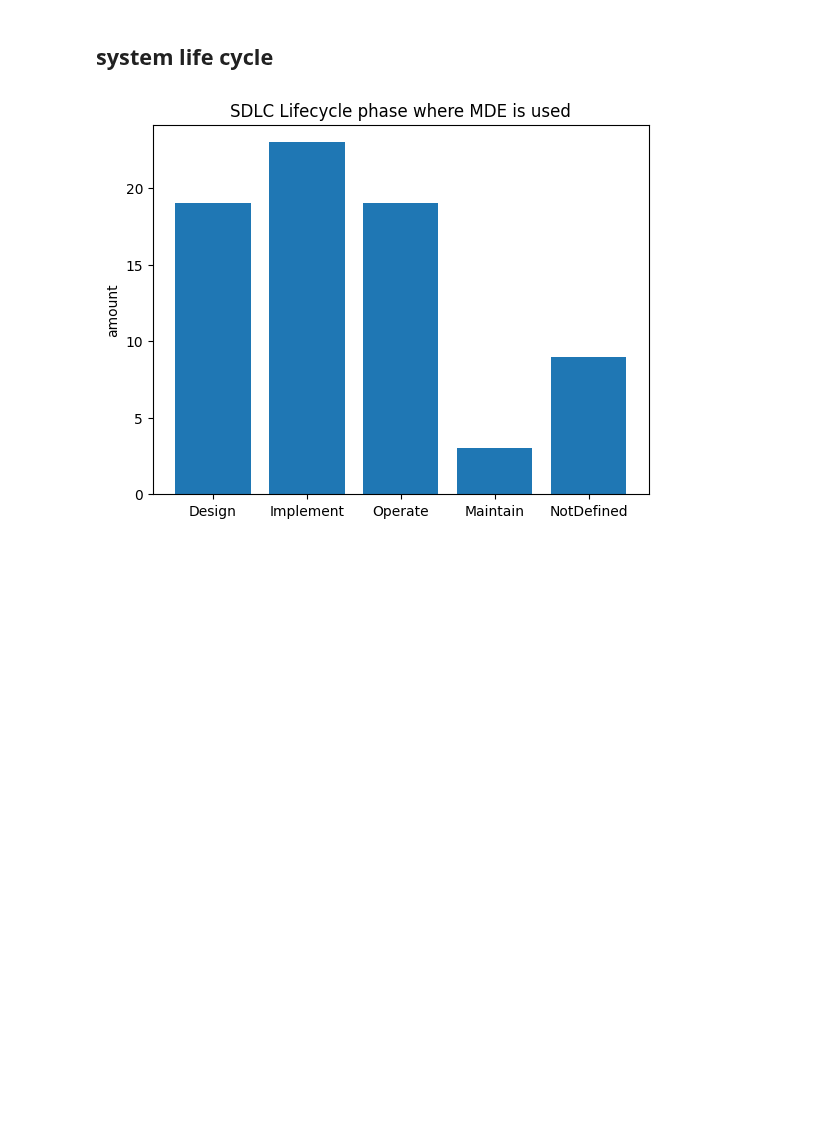
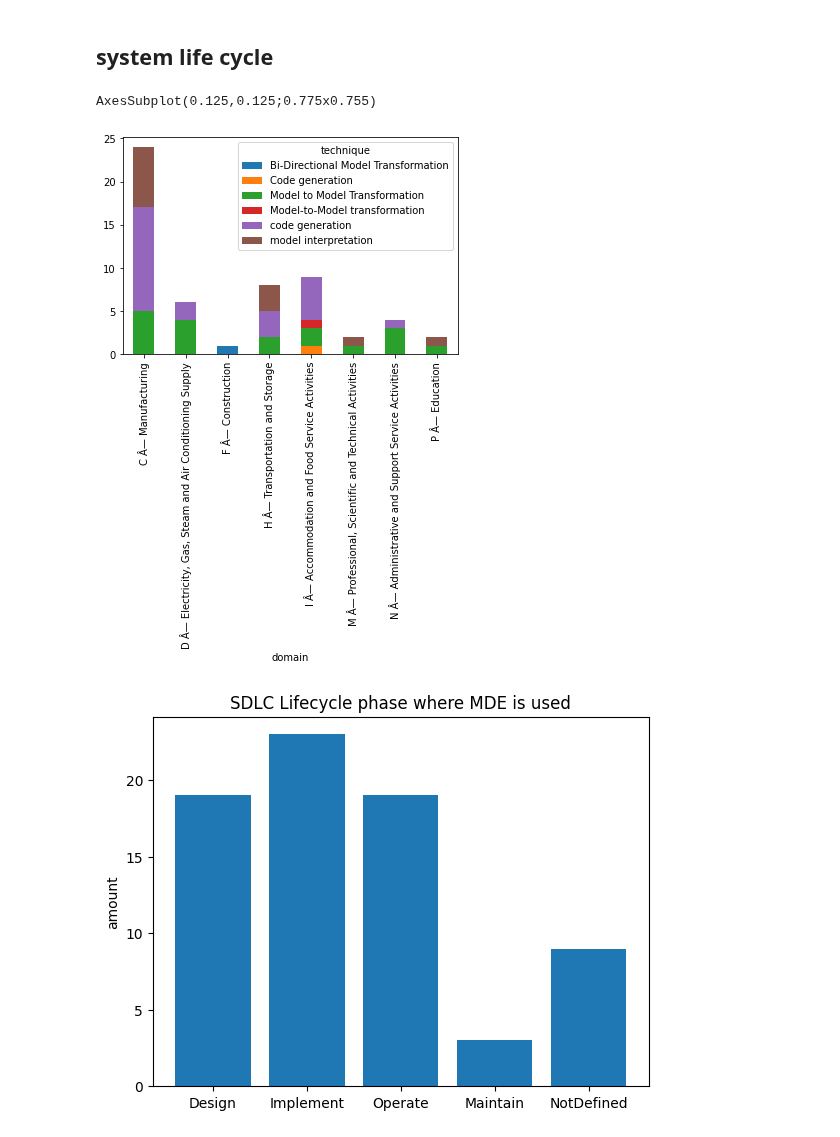
Before and after one commit to cdl-mint/mde4dts, a Jupyter notebook: visualizations_daniel.ipynb, the cells around one changed output. Saved outputs shown, nothing was run; the diff lists cells and outputs as text; code cells hidden in the pictures; blank space fills up the shorter version.

```diff
--- a/visualizations_daniel.ipynb
+++ b/visualizations_daniel.ipynb
@@ -246,5 +265,23 @@ plt.show()
 # %% [markdown]
 ## system life cycle
+# %%
+domains_techniques = pd.DataFrame(columns = ['domain', 'technique'])
+
+with open("target/json/temp.json", 'r') as json_file:
+    data_semistr = json.load(json_file)
+
+mde_techniques = data["model processing technique"].value_counts().index.tolist()
+for title, contents in data_semistr.items():
+    domain = contents["use case domain"]
+    for index, mdeContents in contents["modelTrafos"].items():
+        mdeContents = json.loads(mdeContents)
+        new_line = pd.DataFrame([{"domain": domain, "technique": mdeContents["model processing technique"]}])
+        domains_techniques = pd.concat([domains_techniques, new_line], ignore_index=True)
+domains_techniques = domains_techniques.groupby(['domain','technique']).size().unstack().plot(kind='bar', stacked=True)
+print(domains_techniques)
+# %% [output]
+AxesSubplot(0.125,0.125;0.775x0.755)
+[figure, added]
 # %%
 Design = 0
 Implement = 0
```
Also changed, not shown: parts of 16 cells of this notebook, 3 other files.
